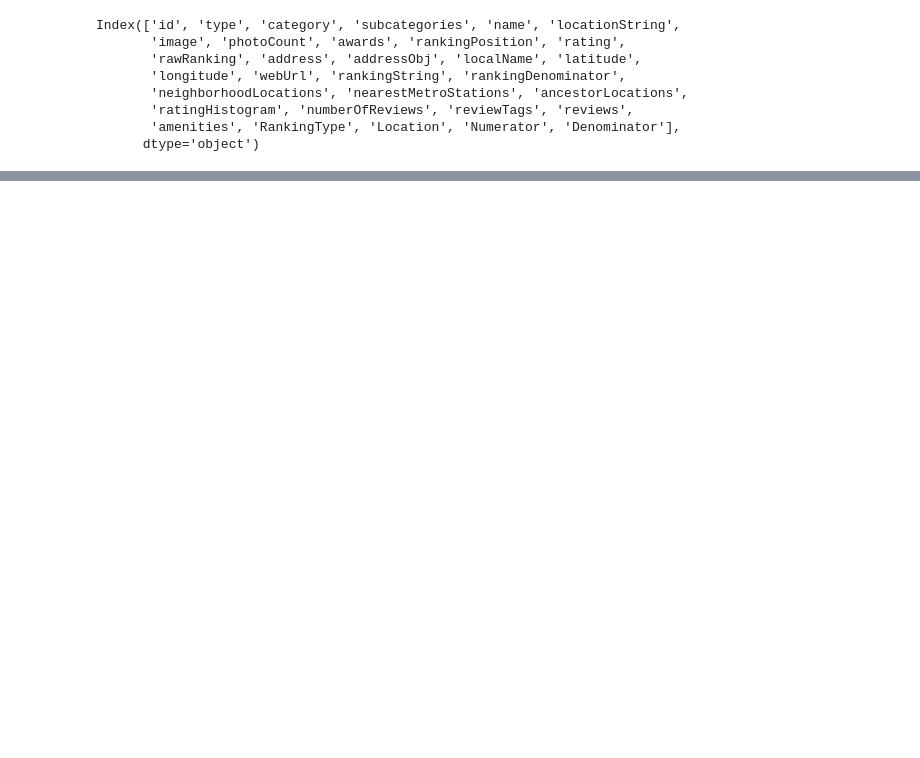
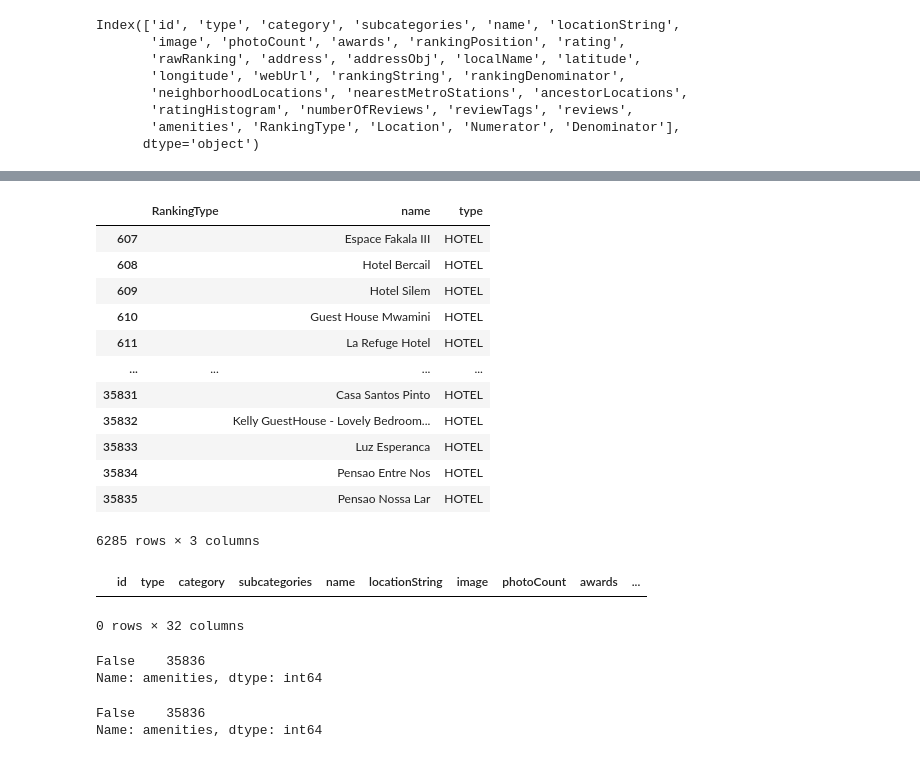
Before and after one commit to R3TR0Quan/travel-destination-recommendation-sys, a Jupyter notebook: misc_notebooks/ian.ipynb, the cells around one changed output, grey strips where cells are left out. Drawn from its saved outputs; the diff is of its cells as text; code cells hidden in the pictures; blank space fills up the shorter version.

```diff
--- a/misc_notebooks/ian.ipynb
+++ b/misc_notebooks/ian.ipynb
@@ -258,0 +318,23 @@ df['Ranking Type'] = df['Ranking Type'].replace(mappings)
+# %%
+speciality_lodging_rows = empty_rows[empty_rows['type'] == 'HOTEL'][['RankingType', 'name', 'type']]
+speciality_lodging_rows
+# %% [output]
+|  | RankingType | name | type |
+| 607 |  | Espace Fakala III | HOTEL |
+| 608 |  | Hotel Bercail | HOTEL |
+| 609 |  | Hotel Silem | HOTEL |
+| 610 |  | Guest House Mwamini | HOTEL |
+| 611 |  | La Refuge Hotel | HOTEL |
+| ... | ... | ... | ... |
+| 35831 |  | Casa Santos Pinto | HOTEL |
+| 35832 |  | Kelly GuestHouse - Lovely Bedroom... | HOTEL |
+| 35833 |  | Luz Esperanca | HOTEL |
+| 35834 |  | Pensao Entre Nos | HOTEL |
+| 35835 |  | Pensao Nossa Lar | HOTEL |
+6285 rows × 3 columns
+# %%
+null_values = df[df['RankingType'].isna()]
+null_values
+# %% [output]
+|  | id | type | category | subcategories | name | locationString | image | photoCount | awards | ... |
+0 rows × 32 columns
@@ -258,0 +348,10 @@ df['Ranking Type'] = df['Ranking Type'].replace(mappings)
+# %%
+df['amenities'].isnull().value_counts()
+# %% [output]
+False    35836
+Name: amenities, dtype: int64
+# %%
+df['amenities'].isna().value_counts()
+# %% [output]
+False    35836
+Name: amenities, dtype: int64
```
Also changed, not shown: parts of 22 cells of this notebook.
